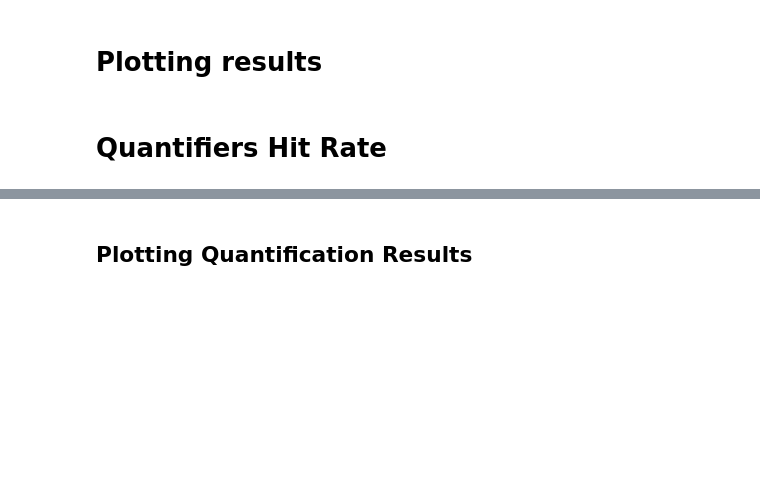
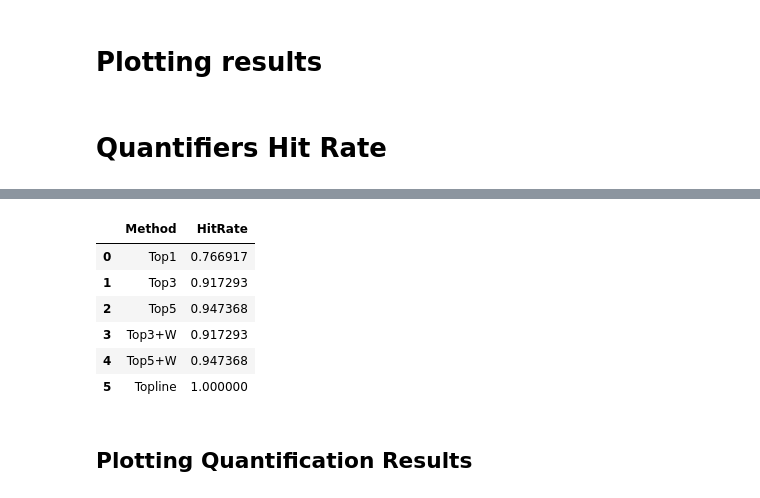
Before and after one commit to Bachega/lequa2024_workshop, a Jupyter notebook: plots.ipynb, the cells around one changed output, grey strips where cells are left out. Saved outputs shown, nothing was run; the diff lists cells and outputs as text; code cells hidden in the pictures; blank space fills up the shorter version.

```diff
--- a/plots.ipynb
+++ b/plots.ipynb
@@ -71,3 +97,27 @@ hit_rate_table
+# %%
+OLD_hit_rate_table = pd.read_csv('./recommender_hit_table/BKP/recommender_hit_rate_table.csv')
+
+# Drop the specified rows from the dataframe
+indexes_to_drop = [1, 2, 4, 5, 7, 8, 10, 11, 13, 14]
+OLD_hit_rate_table = OLD_hit_rate_table.drop(indexes_to_drop)
+
+indexes_to_replace = [0, 3, 6, 9, 12]  # Example indexes to replace
+new_values = ['Top1', 'Top3', 'Top5', 'Top3+W', 'Top5+W']  # New values for the 'Method' column
+
+for index, new_value in zip(indexes_to_replace, new_values):
+    OLD_hit_rate_table.loc[index, 'Method'] = new_value
+
+# Display the updated dataframe
+OLD_hit_rate_table.reset_index(drop=True, inplace=True)
+OLD_hit_rate_table
+# %% [output]
+|  | Method | HitRate |
+| 0 | Top1 | 0.766917 |
+| 1 | Top3 | 0.917293 |
+| 2 | Top5 | 0.947368 |
+| 3 | Top3+W | 0.917293 |
+| 4 | Top5+W | 0.947368 |
+| 5 | Topline | 1.000000 |
 # %% [markdown]
 ## Plotting Quantification Results
 # %%
```
Also changed, not shown: parts of 9 cells of this notebook, 16 other files.
